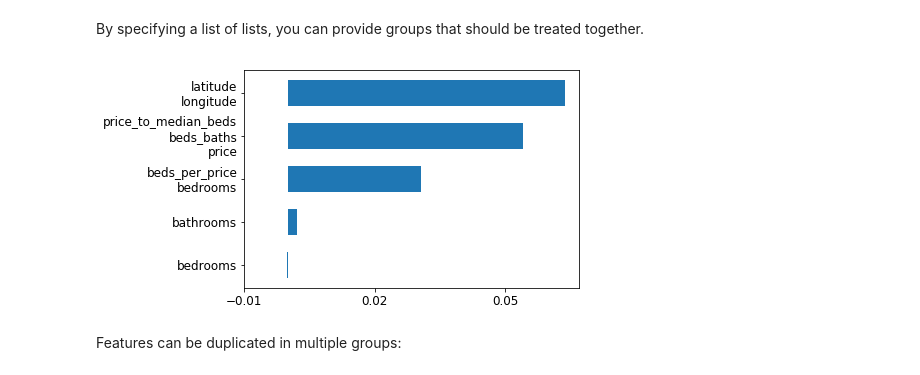
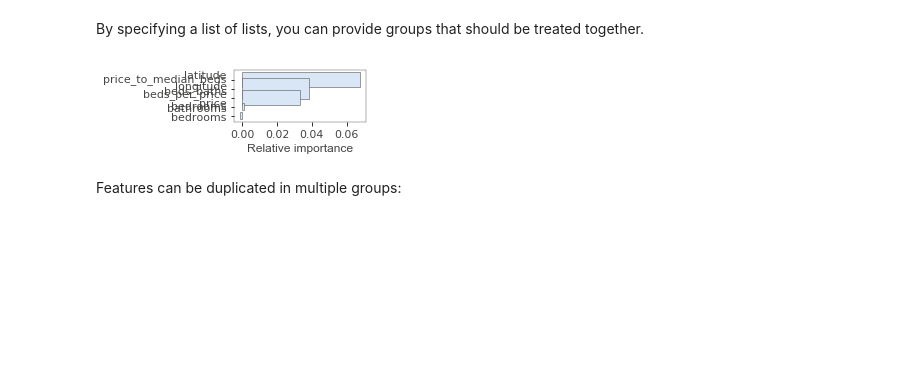
Before and after one commit to parrt/random-forest-importances, a Jupyter notebook: notebooks/rfpimp-collinear.ipynb, the cells around one changed output. Drawn from its saved outputs; the diff is of its cells as text; code cells hidden in the pictures; blank space fills up the shorter version.

```diff
--- a/notebooks/rfpimp-collinear.ipynb
+++ b/notebooks/rfpimp-collinear.ipynb
@@ -78,12 +158,12 @@ By specifying a list of lists, you can provide groups that should be treated tog
 # %%
 features = ['bathrooms', 'bedrooms',
             ['latitude', 'longitude'],
             ['price_to_median_beds', 'beds_baths', 'price'],
             ['beds_per_price','bedrooms']]
 I = importances(rf, X_test, y_test, features=features)
-plot_importances(I, save='/Users/parrt/github/random-forest-importances/article/images/grouped_imp.svg')
+plot_importances(I, filename='/Users/parrt/github/random-forest-importances/article/images/grouped_imp.svg')
 # %% [output]
-[figure, old version]
+[figure, new version]
 # %% [markdown]
 Features can be duplicated in multiple groups:
 # %%
```
Also changed, not shown: parts of 6 cells of this notebook, 7 other files.
